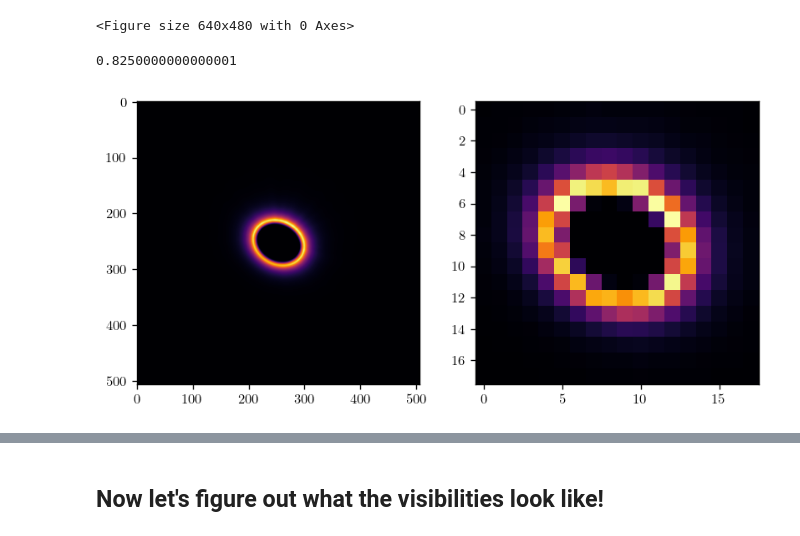
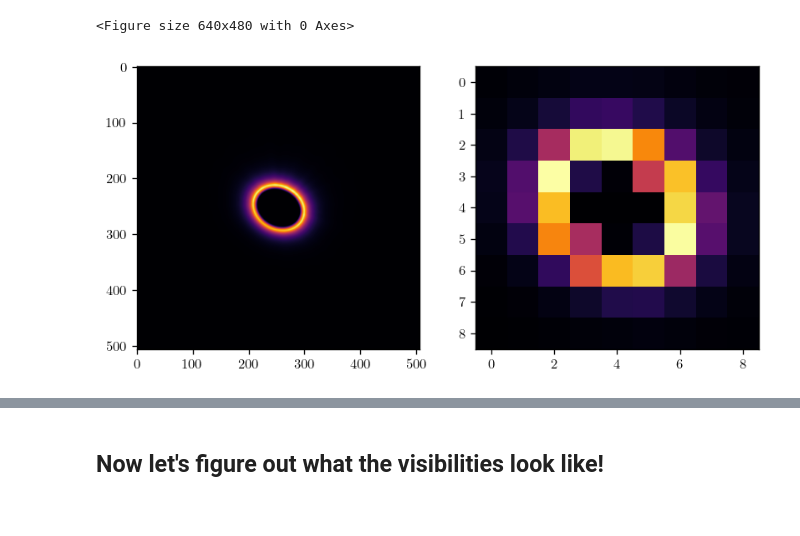
Before and after one commit to benjaminpope/ami, a Jupyter notebook: notebooks/proposal_test_eta_crv.ipynb, the cells around one changed output, grey strips where cells are left out. Saved outputs shown, nothing was run; the diff lists cells and outputs as text; code cells hidden in the pictures.

```diff
--- a/notebooks/proposal_test_eta_crv.ipynb
+++ b/notebooks/proposal_test_eta_crv.ipynb
@@ -101,31 +99,26 @@ opd = dl.utils.scale_array(niriss.planes[0].opd, npix, 1)
 # Fied depended aberration
 FDA = niriss.planes[2].opd
 # %%
-nis_pscale_asec = 0.066 # arcsec
-ring_diam_asec = 80e-3 # arcsec
-ring_pixel_ratio = nis_pscale_asec/ring_diam_asec
-print(ring_pixel_ratio)
-
 oversample = 11
 
 sim = fits.getdata('../exozodi_v2/images/image_4um_eta_corvi_exozodi_axisym.fits').squeeze()
 ijstar=np.unravel_index(sim.argmax(), sim.shape)
 sim[ijstar]=0.0
 sim = sim[3:-3,3:-3]
 
 ring = rebin(sim,oversample)
 ring = ring[14:-14,14:-14]
+ring = rebin(ring,2)
 ring /= ring.sum()
 
 fig, (ax1, ax2) = plt.subplots(1,2,figsize=(8.0,5.0))
 ax1.imshow(sim)
 ax2.imshow(ring)
 
 # plt.colorbar()
 plt.show()
 # %% [output]
-0.8250000000000001
-[figure, old version]
+[figure, new version]
 # %%
 det_npix = 60 * oversample
 
```
Also changed, not shown: parts of 7 cells of this notebook, 3 other files.
